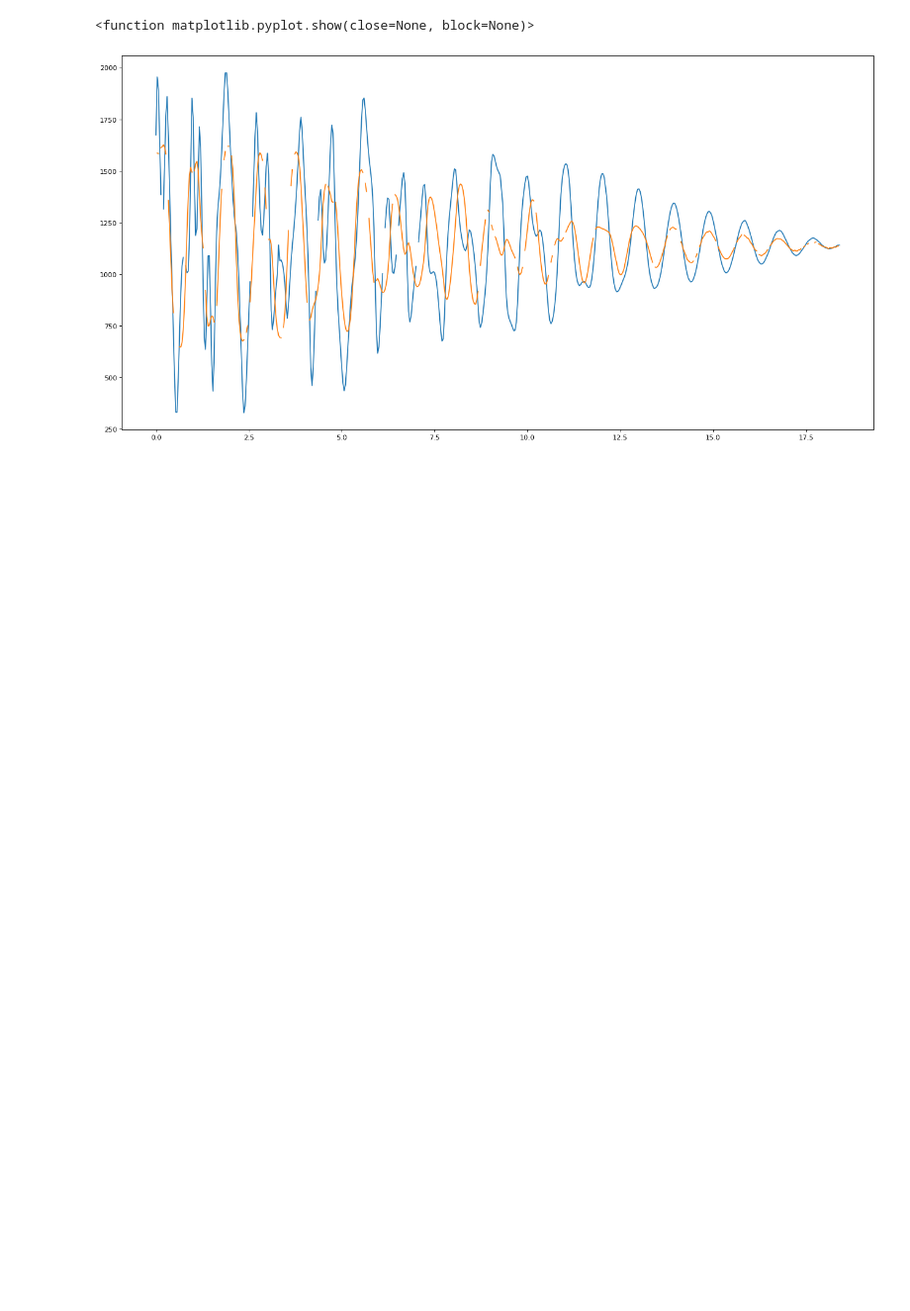
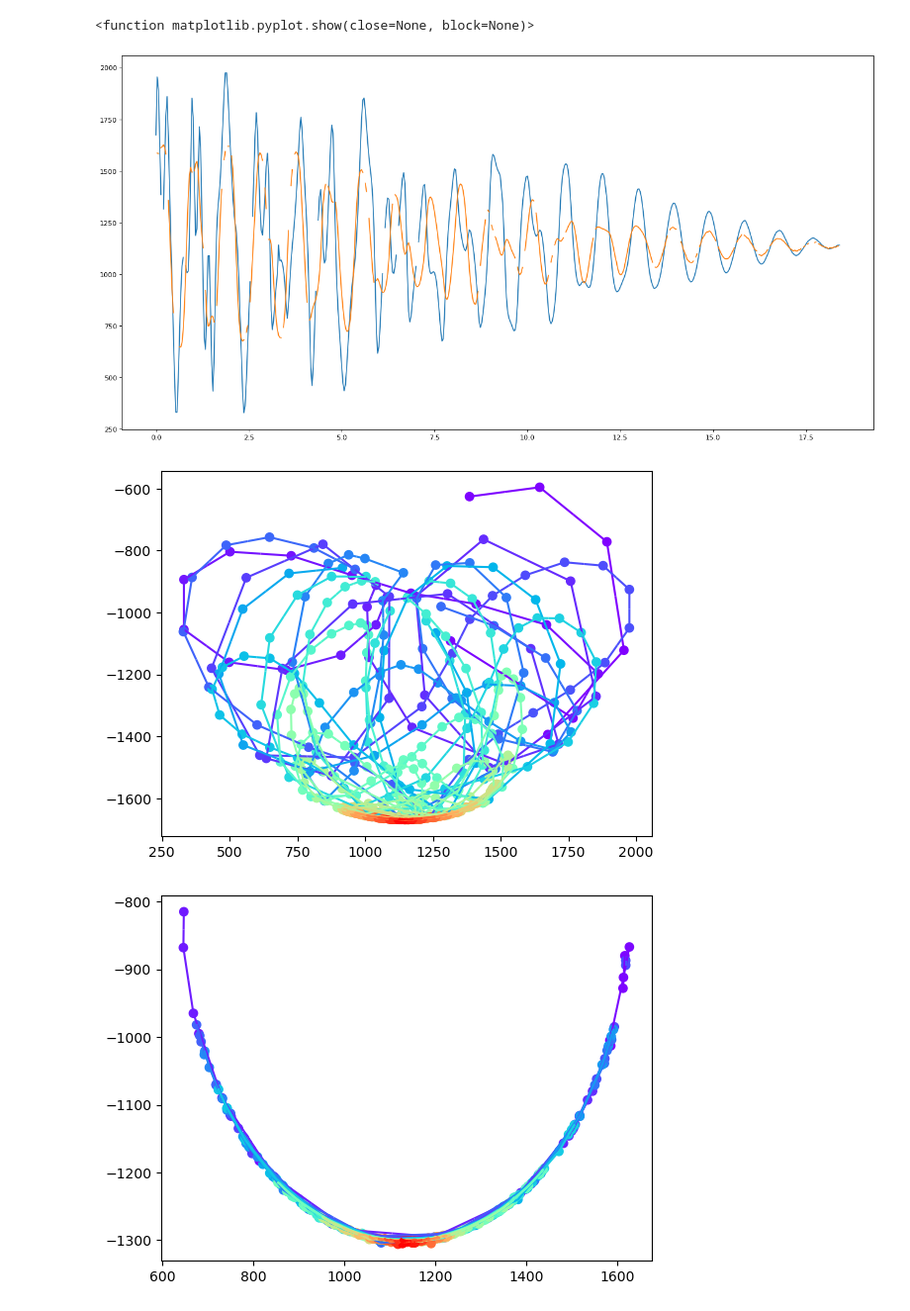
Before and after one commit to ebepolman-bit/RP2, a Jupyter notebook: Mapping.ipynb, the cells around one changed output. Shown at 99% size. Drawn from its saved outputs; the diff is of its cells as text; code cells hidden in the pictures; blank space fills up the shorter version.

Commit message:
Mathplot Multicolored lines

```diff
--- a/Mapping.ipynb
+++ b/Mapping.ipynb
@@ -26,27 +26,80 @@ print(file2)
 
 [553 rows x 4 columns]
 # %%
-time = file["time_s"].to_numpy()
+t = file["time_s"].to_numpy()
 x = file["x"].to_numpy()
 y = -file["y"].to_numpy()
 
-time2 = file2["time_s"].to_numpy()
+t2 = file2["time_s"].to_numpy()
 x2 = file2["x"].to_numpy()
 y2 = -file2["y"].to_numpy()
 
 plt.figure(figsize=(20,10), dpi=80)
 plt.title("Scatterplot met groene en rode stip van pendulum")
-plt.scatter(x2, y2, c=-time2, cmap='Greens')
-plt.scatter(x, y, c=-time, cmap='Reds')
+plt.scatter(x2, y2, c=-t2, cmap='Greens')
+plt.scatter(x, y, c=-t, cmap='Reds')
 plt.colorbar()
 plt.show()
 
 
 plt.figure(figsize=(20,10), dpi=80)
-plt.plot(time,x)
-plt.plot(time2,x2)
+plt.plot(t,x)
+plt.plot(t2,x2)
 plt.show
 # %% [output]
 [figure]
 <function matplotlib.pyplot.show(close=None, block=None)>
 [figure]
+# %%
+import warnings
+
+import matplotlib.pyplot as plt
+import numpy as np
+
+from matplotlib.collections import LineCollection
+c = t
+
+def colored_line(x, y, c, ax=None, **lc_kwargs):
+    if "array" in lc_kwargs:
+        warnings.warn(
+            'The provided "array" keyword argument will be overridden',
+            UserWarning,
+            stacklevel=2,
+        )
+
+    xy = np.stack((x, y), axis=-1)
+    xy_mid = np.concat(
+        (xy[0, :][None, :], (xy[:-1, :] + xy[1:, :]) / 2, xy[-1, :][None, :]), axis=0
+    )
+    segments = np.stack((xy_mid[:-1, :], xy, xy_mid[1:, :]), axis=-2)
+    # Note that
+    # segments[0, :, :] is [xy[0, :], xy[0, :], (xy[0, :] + xy[1, :]) / 2]
+    # segments[i, :, :] is [(xy[i - 1, :] + xy[i, :]) / 2, xy[i, :],
+    #     (xy[i, :] + xy[i + 1, :]) / 2] if i not in {0, len(x) - 1}
+    # segments[-1, :, :] is [(xy[-2, :] + xy[-1, :]) / 2, xy[-1, :], xy[-1, :]]
+
+    lc_kwargs["array"] = c
+    lc = LineCollection(segments, **lc_kwargs)
+
+    # Plot the line collection to the axes
+    ax = ax or plt.gca()
+    ax.add_collection(lc)
+
+    return lc
+
+
+color = np.linspace(0, 2, t.size)
+fig, ax = plt.subplots()
+ax.scatter(x, y, c=t, cmap='rainbow')
+colored_line(x, y, c=t, ax=ax, cmap='rainbow')
+
+color = np.linspace(0, 2, t2.size)
+fig, ax = plt.subplots()
+ax.scatter(x2, y2, c=t2, cmap='rainbow')
+colored_line(x2, y2, c=t2, ax=ax, cmap='rainbow')
+
+
+plt.show()
+# %% [output]
+[figure, added]
+[figure, added]
```
Also changed, not shown: parts of 1 cell of this notebook, 1 other file.
